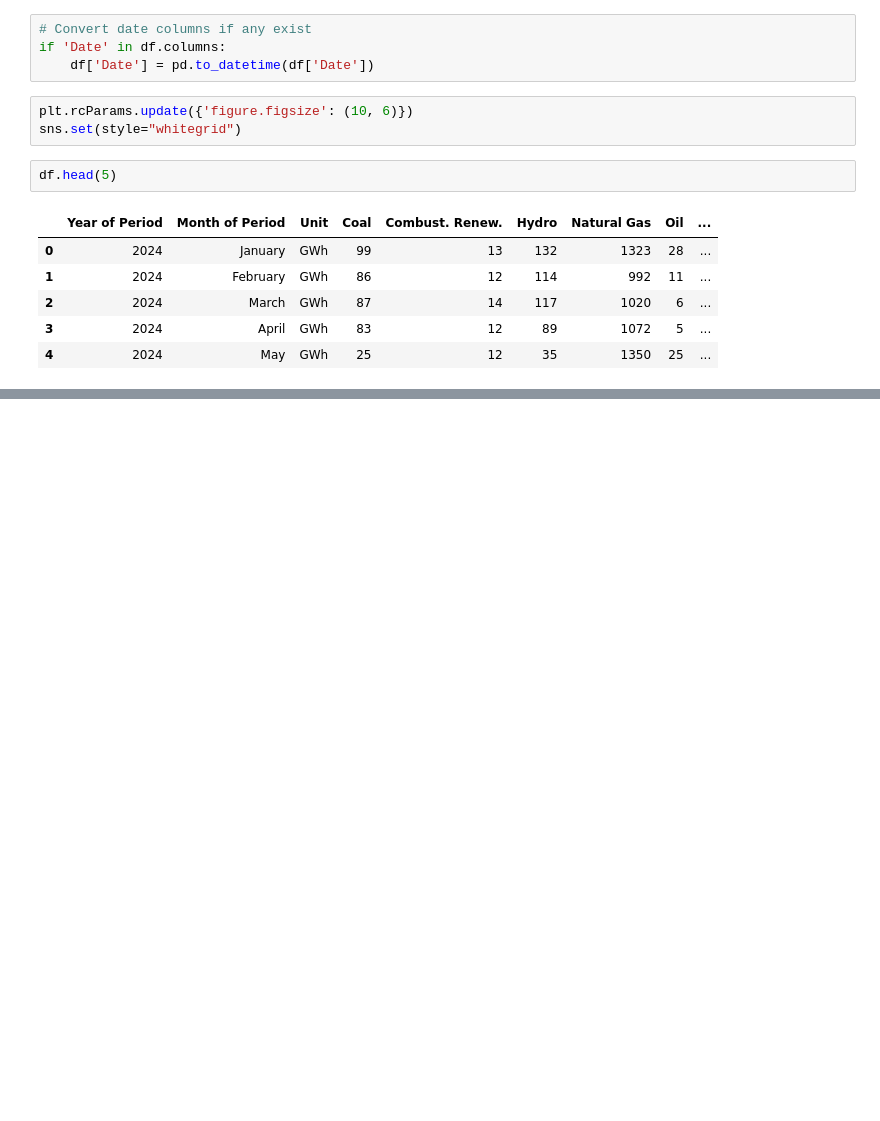
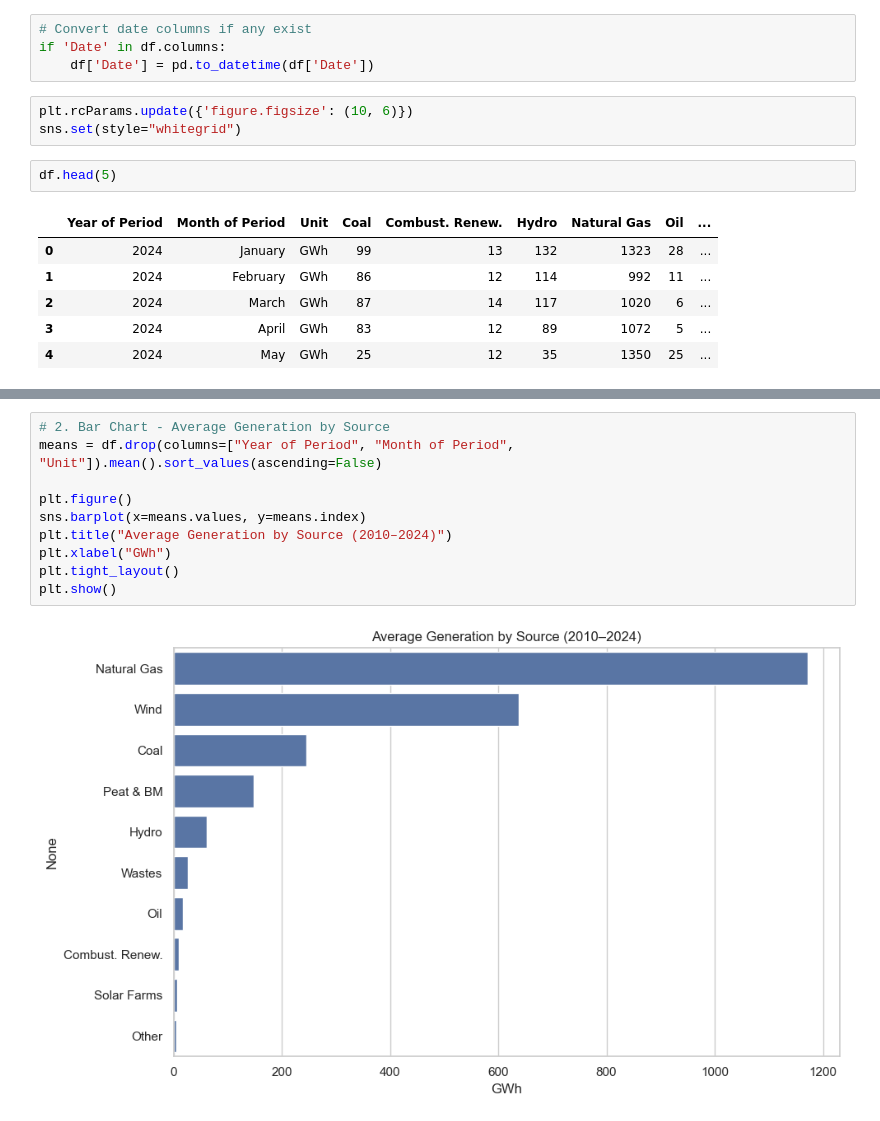
Before and after one commit to EnioKelsioV/RepeatDVCCA, a Jupyter notebook: RepeatDVCCA.ipynb, the cells around one changed output, grey strips where cells are left out. Drawn from its saved outputs; the diff is of its cells as text; blank space fills up the shorter version.

```diff
--- a/RepeatDVCCA.ipynb
+++ b/RepeatDVCCA.ipynb
@@ -149,0 +150,12 @@ plt.show()
+# %%
+# 2. Bar Chart - Average Generation by Source
+means = df.drop(columns=["Year of Period", "Month of Period", "Unit"]).mean().sort_values(ascending=False)
+
+plt.figure()
+sns.barplot(x=means.values, y=means.index)
+plt.title("Average Generation by Source (2010–2024)")
+plt.xlabel("GWh")
+plt.tight_layout()
+plt.show()
+# %% [output]
+[figure, added]
```
Also changed, not shown: parts of 1 cell of this notebook.
